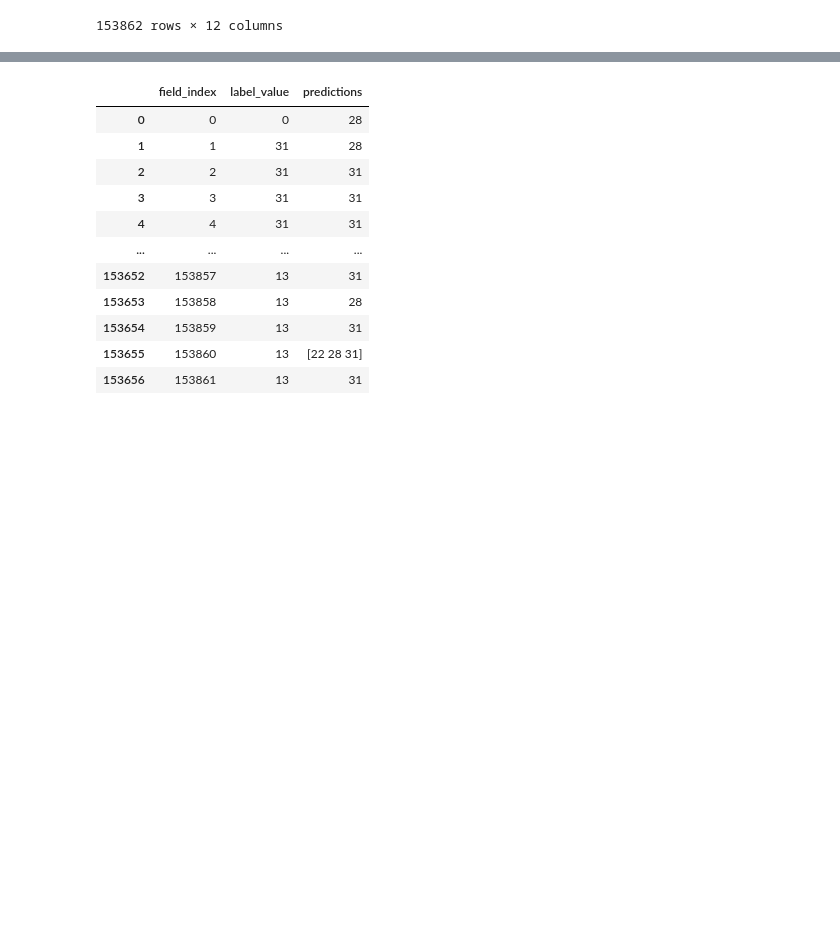
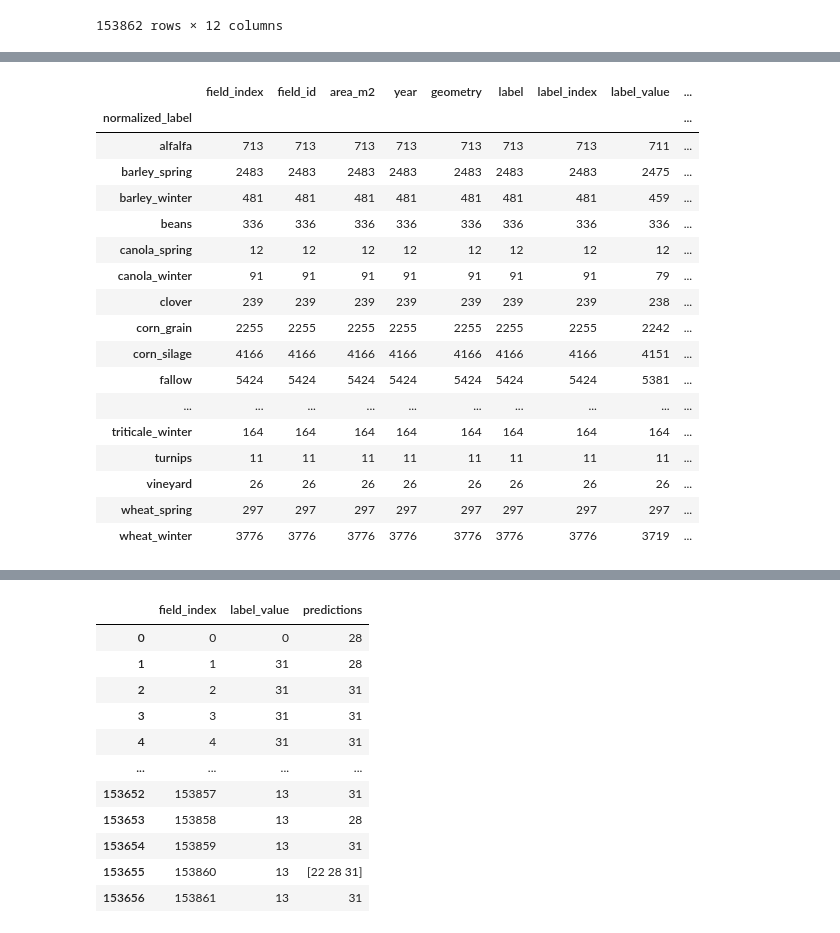
Before and after one commit to RSchueder/time-series-crop-model, a Jupyter notebook: tasks.ipynb, the cells around one changed output, grey strips where cells are left out. Cells and saved outputs as stored; diff of their text form; code cells hidden in the pictures; blank space fills up the shorter version.

```diff
--- a/tasks.ipynb
+++ b/tasks.ipynb
@@ -335,3 +387,24 @@ pd.read_csv("/code/main_df.csv")
+# %%
+misclassidied_field_counts
+# %% [output]
+|  | field_index | field_id | area_m2 | year | geometry | label | label_index | label_value | ... |
+| normalized_label |  |  |  |  |  |  |  |  | ... |
+| alfalfa | 713 | 713 | 713 | 713 | 713 | 713 | 713 | 711 | ... |
+| barley_spring | 2483 | 2483 | 2483 | 2483 | 2483 | 2483 | 2483 | 2475 | ... |
+| barley_winter | 481 | 481 | 481 | 481 | 481 | 481 | 481 | 459 | ... |
+| beans | 336 | 336 | 336 | 336 | 336 | 336 | 336 | 336 | ... |
+| canola_spring | 12 | 12 | 12 | 12 | 12 | 12 | 12 | 12 | ... |
+| canola_winter | 91 | 91 | 91 | 91 | 91 | 91 | 91 | 79 | ... |
+| clover | 239 | 239 | 239 | 239 | 239 | 239 | 239 | 238 | ... |
+| corn_grain | 2255 | 2255 | 2255 | 2255 | 2255 | 2255 | 2255 | 2242 | ... |
+| corn_silage | 4166 | 4166 | 4166 | 4166 | 4166 | 4166 | 4166 | 4151 | ... |
+| fallow | 5424 | 5424 | 5424 | 5424 | 5424 | 5424 | 5424 | 5381 | ... |
+| ... | ... | ... | ... | ... | ... | ... | ... | ... | ... |
+| triticale_winter | 164 | 164 | 164 | 164 | 164 | 164 | 164 | 164 | ... |
+| turnips | 11 | 11 | 11 | 11 | 11 | 11 | 11 | 11 | ... |
+| vineyard | 26 | 26 | 26 | 26 | 26 | 26 | 26 | 26 | ... |
+| wheat_spring | 297 | 297 | 297 | 297 | 297 | 297 | 297 | 297 | ... |
+| wheat_winter | 3776 | 3776 | 3776 | 3776 | 3776 | 3776 | 3776 | 3719 | ... |
 # %%
 main_df[~(main_df['label_index'] == main_df['label_value'])]
 # %% [output]
```
Also changed, not shown: parts of 7 cells of this notebook, 21 other files.
